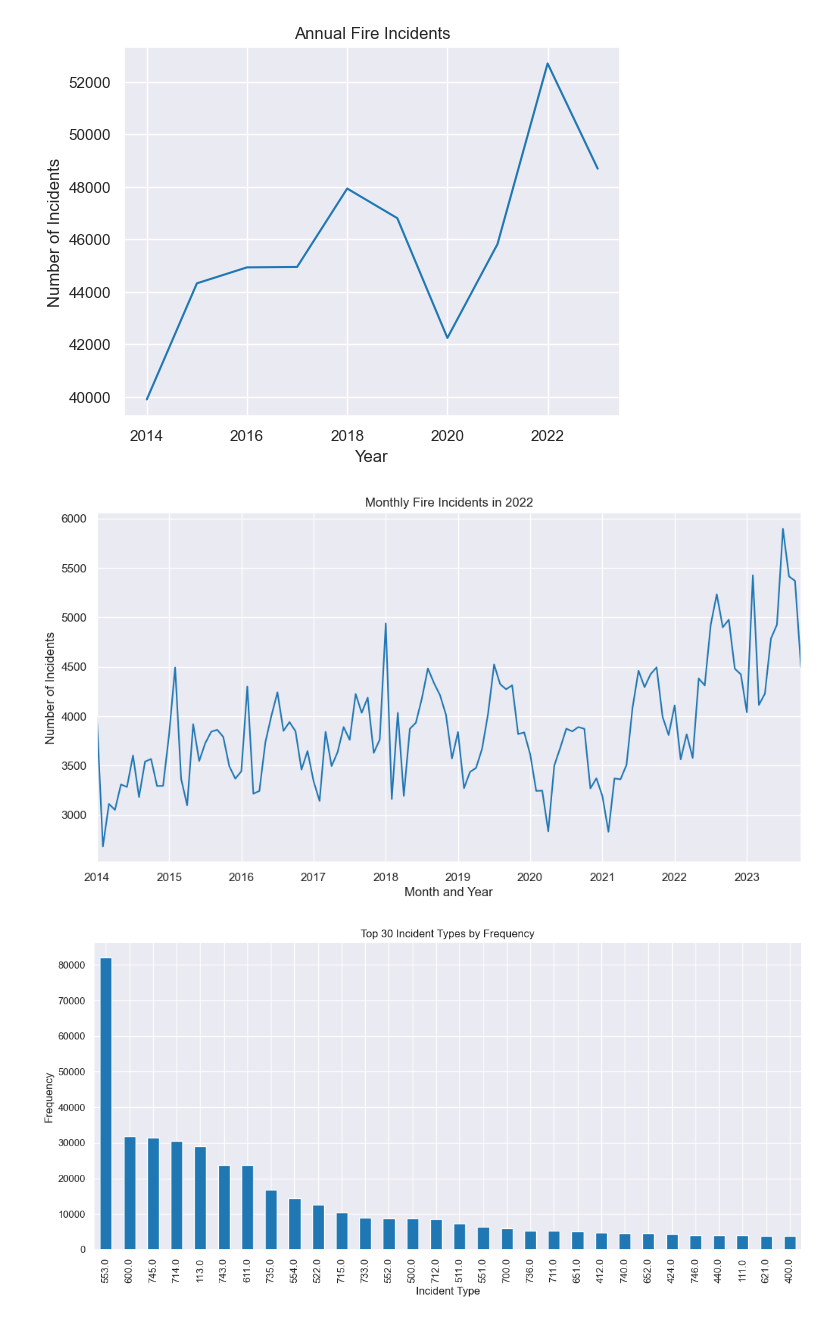
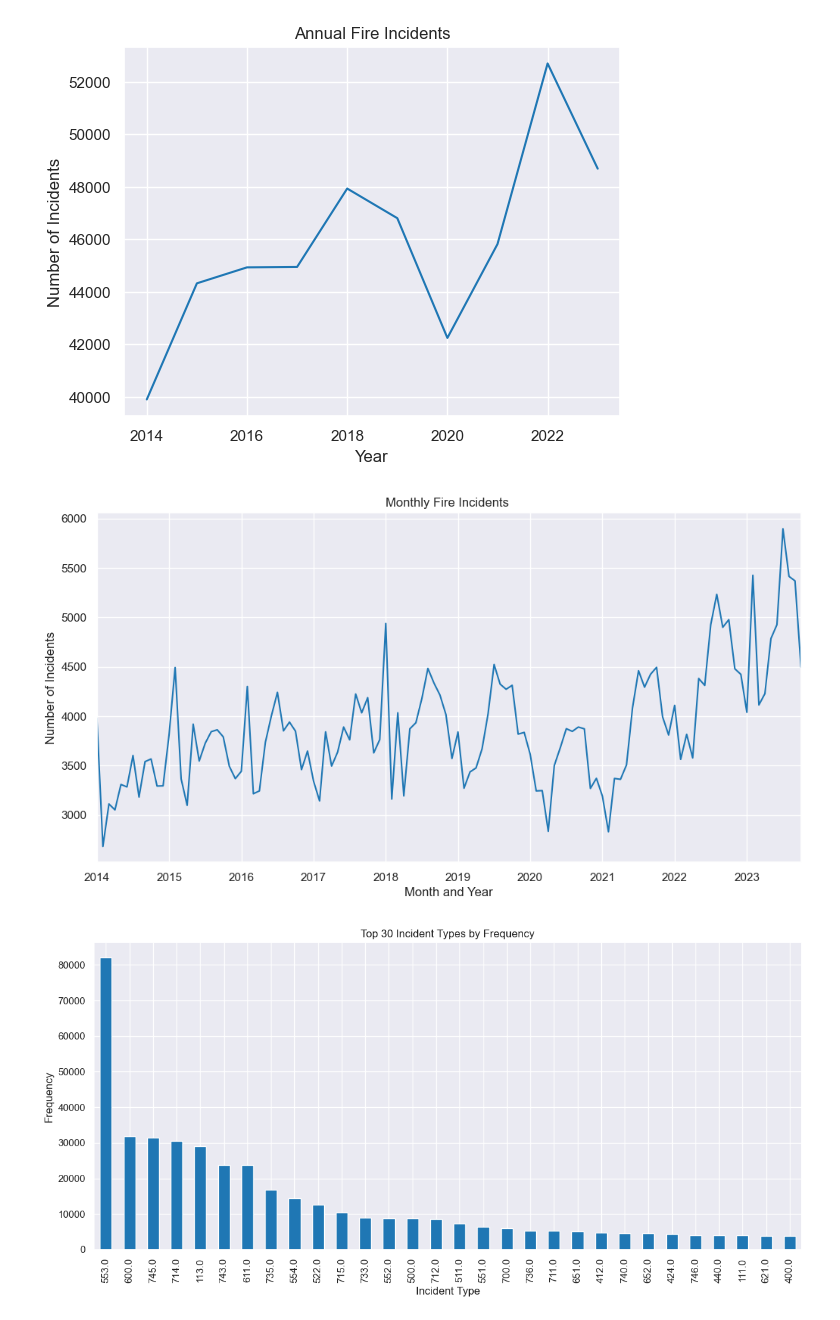
Before and after one commit to BASH-EPIC/Boston_Fire_Analysis, a Jupyter notebook: Boston_Fire_Analysis.ipynb, the cells around one changed output. Saved outputs shown, nothing was run; the diff lists cells and outputs as text; code cells hidden in the pictures.

```diff
--- a/Boston_Fire_Analysis.ipynb
+++ b/Boston_Fire_Analysis.ipynb
@@ -624,21 +694,21 @@ plt.show()
 # %%
 # Time Series of Incidents:
 
 
 
 import matplotlib.pyplot as plt
 
 # Assuming 'alarm_date' has been converted to datetime
 data['month_year'] = data['alarm_date'].dt.to_period('M')
 monthly_incidents = data.groupby('month_year').size()
 
 plt.figure(figsize=(12, 6))
-monthly_incidents.plot(title='Monthly Fire Incidents in 2022')
+monthly_incidents.plot(title='Monthly Fire Incidents ')
 plt.xlabel('Month and Year')
 plt.ylabel('Number of Incidents')
 plt.show()
 # %% [output]
-[figure, old version]
+[figure, new version]
 # %%
 #Bar Chart of Incident Types:
 # Select the top 30 incident types
```
Also changed, not shown: parts of 15 cells of this notebook, 1 other file.
